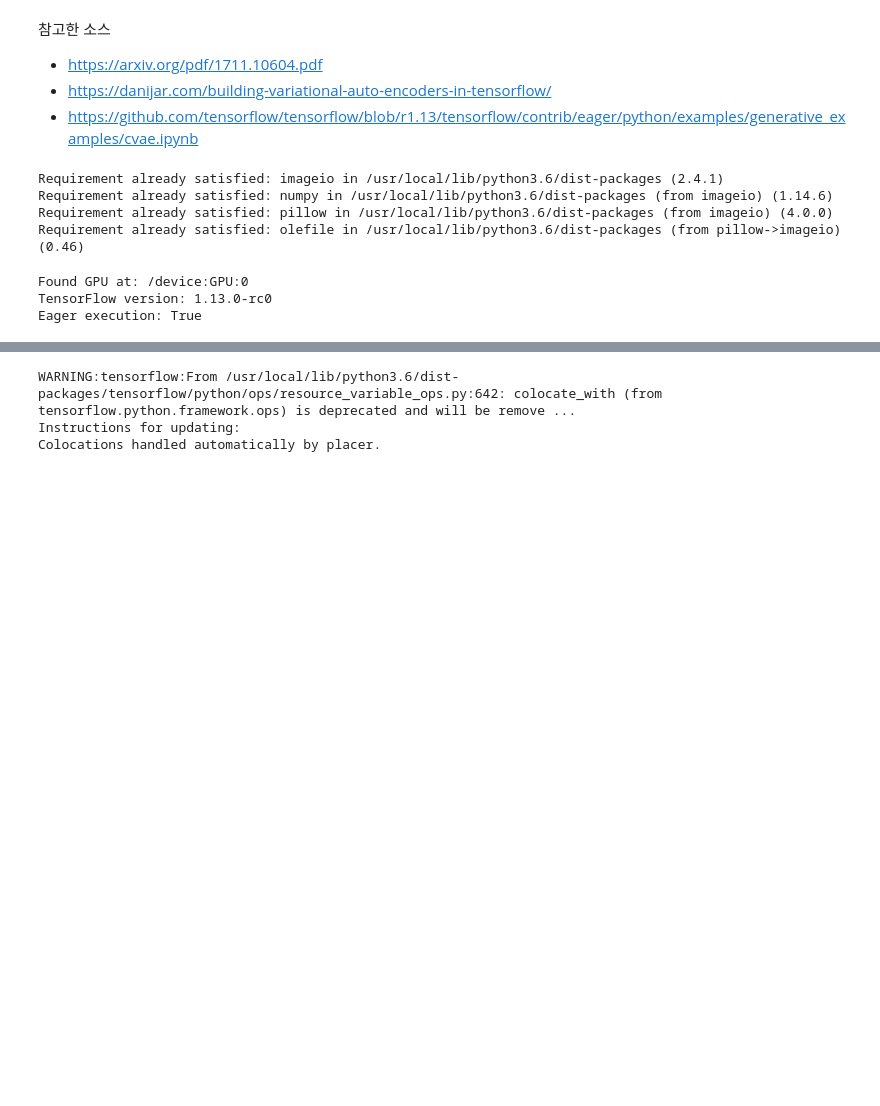
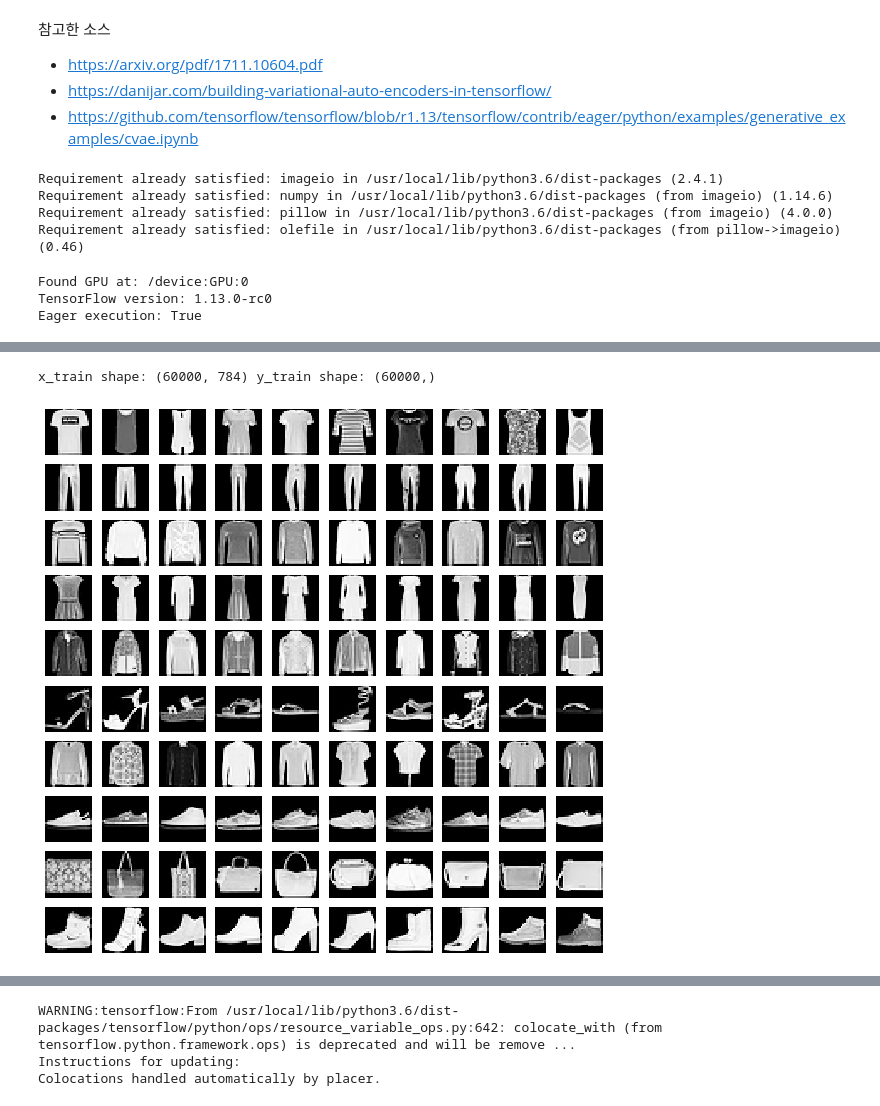
Before and after one commit to bt22dr/deep-learning-papers, a Jupyter notebook: code/cvae.ipynb, the cells around one changed output, grey strips where cells are left out. Saved outputs shown, nothing was run; the diff lists cells and outputs as text; code cells hidden in the pictures; blank space fills up the shorter version.

```diff
--- a/code/cvae.ipynb
+++ b/code/cvae.ipynb
@@ -52,13 +52,31 @@ Eager execution: True
 import ssl
 ssl._create_default_https_context = ssl._create_unverified_context
 # %%
-(train_images, train_labels), (test_images, test_labels) = tf.keras.datasets.fashion_mnist.load_data()
+(train_X, train_y), (test_X, test_y) = tf.keras.datasets.fashion_mnist.load_data()
 
-train_images = train_images.reshape(train_images.shape[0], -1).astype('float32')
-test_images = test_images.reshape(test_images.shape[0], -1).astype('float32')
+train_X = train_X.reshape(train_X.shape[0], -1).astype('float32')
+test_X  = test_X.reshape(test_X.shape[0], -1).astype('float32')
 
-train_images = train_images / 255.
-test_images = test_images / 255.
+train_X = train_X / 255.
+test_X  = test_X / 255.
+
+print("x_train shape:", train_X.shape, "y_train shape:", train_y.shape)
+# %% [output]
+x_train shape: (60000, 784) y_train shape: (60000,)
+# %%
+rows, cols = 10, 10
+fig, axes = plt.subplots(figsize=(10,10),
+                         nrows=rows, ncols=cols,
+                         sharex=True, sharey=True)
+
+for i, ax_row in enumerate(axes):
+  imgs = train_X[np.where(train_y == i)[0][:10]]
+  for j, ax in enumerate(ax_row):
+    _ = ax.imshow(np.reshape(imgs[j], (28,28)), cmap='Greys_r')
+    ax.xaxis.set_visible(False)
+    ax.yaxis.set_visible(False)
+# %% [output]
+[figure, added]
 # %% [markdown]
 ![architecture](https://github.com/bt22dr/deep-learning-papers/blob/master/code/images/vae/architecture01.png?raw=1)
 
```
Also changed, not shown: parts of 6 cells of this notebook.
